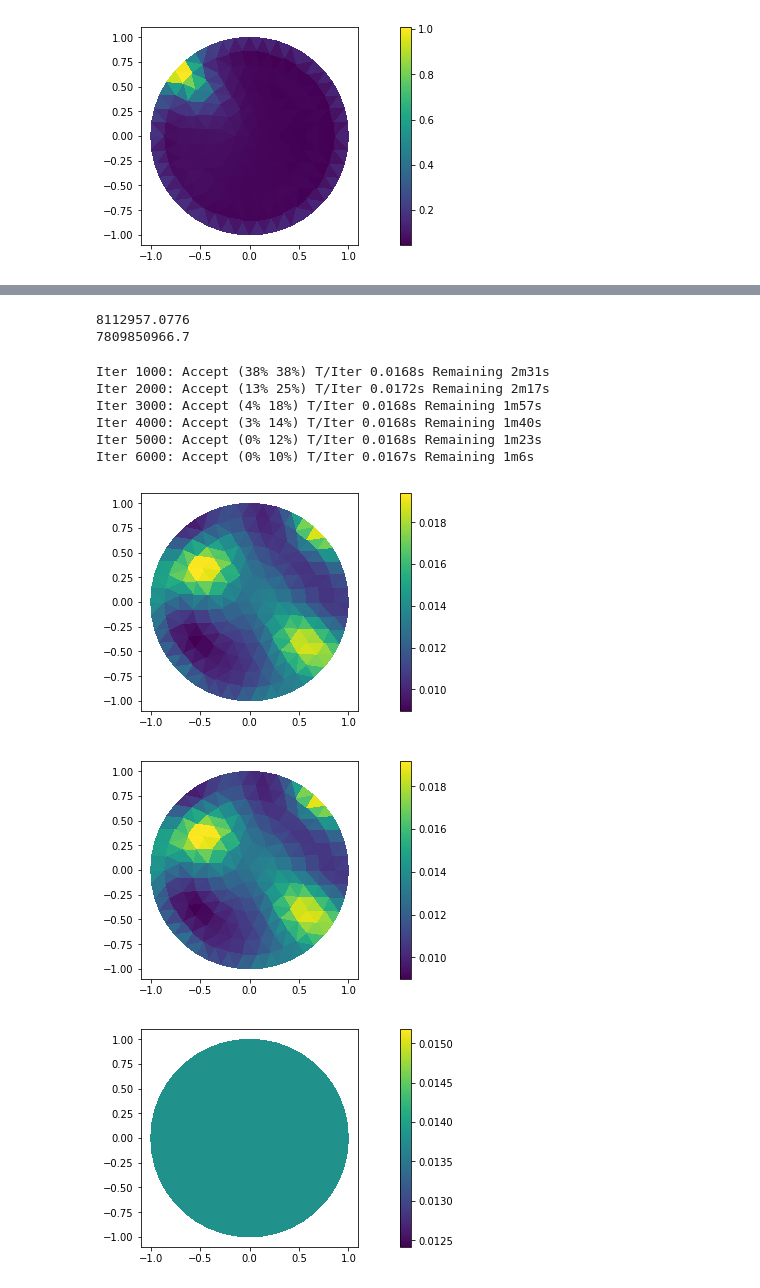
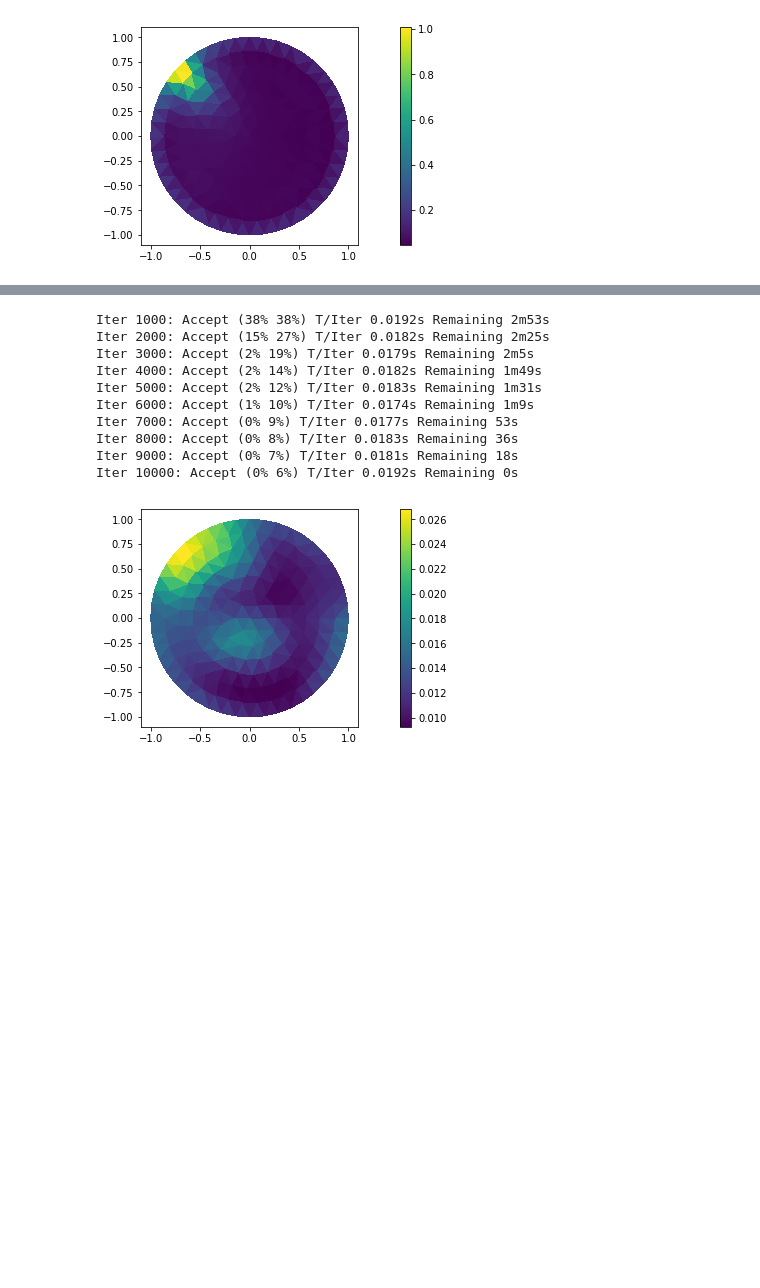
Before and after one commit to jcockayne/hydrocyclone_code, a Jupyter notebook: notebooks/Hydrocyclone_Static_EIT.ipynb, the cells around one changed output, grey strips where cells are left out. Saved outputs shown, nothing was run; the diff lists cells and outputs as text; code cells hidden in the pictures; blank space fills up the shorter version.

Commit message:
Further refactoring, changes to the kernel

```diff
--- a/notebooks/Hydrocyclone_Static_EIT.ipynb
+++ b/notebooks/Hydrocyclone_Static_EIT.ipynb
@@ -312,5 +230,11 @@ proposal_dot_mat = np.dot(proposal_lhs_mat, proposal_cov_inv)
+# %%
+# construct the proposal
+proposal = mcmc.pcn.proposal(0.005, proposal_cov)
+pcn_kernel = hydrocyclone.pcn_kernel.PCNKernel(proposal, grid, op_system, likelihood_variance, pattern, data, fun_args, proposal_dot_mat)
 # %%
+# choose an initial field
 import scipy.optimize
 def phi_const(k):
-    return phi(k*np.ones(proposal_cov.shape[0]))
+    return pcn_kernel.phi(k*np.ones(proposal_cov.shape[0]))
 best_const = scipy.optimize.minimize_scalar(phi_const)
+kappa_0 = best_const.x*np.ones(proposal_cov.shape[0])
@@ -326,31 +241,22 @@ plot_circle(proposal_design[:,0], proposal_design[:,1], np.exp(kappa_0))
-# %%
-print phi(kappa_0, False)
-print phi(true_field, False)
-# %% [output]
-8112957.0776
-7809850966.7
-# %%
-proposals, acceptances = mcmc.pCN(10000, proposal, phi, kappa_0)
-# %% [output]
-Iter 1000: Accept (38% 38%) T/Iter 0.0168s Remaining 2m31s
-Iter 2000: Accept (13% 25%) T/Iter 0.0172s Remaining 2m17s
-Iter 3000: Accept (4% 18%) T/Iter 0.0168s Remaining 1m57s
-Iter 4000: Accept (3% 14%) T/Iter 0.0168s Remaining 1m40s
-Iter 5000: Accept (0% 12%) T/Iter 0.0168s Remaining 1m23s
-Iter 6000: Accept (0% 10%) T/Iter 0.0167s Remaining 1m6s
+# %%
+proposals, acceptances = pcn_kernel.apply_pcn(kappa_0, 10000)
+# %% [output]
+Iter 1000: Accept (38% 38%) T/Iter 0.0192s Remaining 2m53s
+Iter 2000: Accept (15% 27%) T/Iter 0.0182s Remaining 2m25s
+Iter 3000: Accept (2% 19%) T/Iter 0.0179s Remaining 2m5s
+Iter 4000: Accept (2% 14%) T/Iter 0.0182s Remaining 1m49s
+Iter 5000: Accept (2% 12%) T/Iter 0.0183s Remaining 1m31s
+Iter 6000: Accept (1% 10%) T/Iter 0.0174s Remaining 1m9s
+Iter 7000: Accept (0% 9%) T/Iter 0.0177s Remaining 53s
+Iter 8000: Accept (0% 8%) T/Iter 0.0183s Remaining 36s
+Iter 9000: Accept (0% 7%) T/Iter 0.0181s Remaining 18s
+Iter 10000: Accept (0% 6%) T/Iter 0.0192s Remaining 0s
 # %%
 thin = 1
 burn = int(proposals.shape[0]) / 2
 
 
 recovered_field = proposals[burn::thin, :len(grid.all)].mean(axis=0)
 plot_circle(proposal_design[:,0], proposal_design[:,1], np.exp(recovered_field))
-#plt.savefig('results/t={}_field.pdf'.format(run_time))
-plt.figure()
-plot_circle(proposal_design[:,0], proposal_design[:,1], np.exp(proposals[-1, :len(grid.all)]))
-plt.figure()
-plot_circle(proposal_design[:,0], proposal_design[:,1], np.exp(kappa_0[:len(grid.all)]))
 # %% [output]
-[figure, old version]
+[figure, new version]
-[figure, removed]
-[figure, removed]
```
Also changed, not shown: parts of 21 cells of this notebook, 1 other file.
